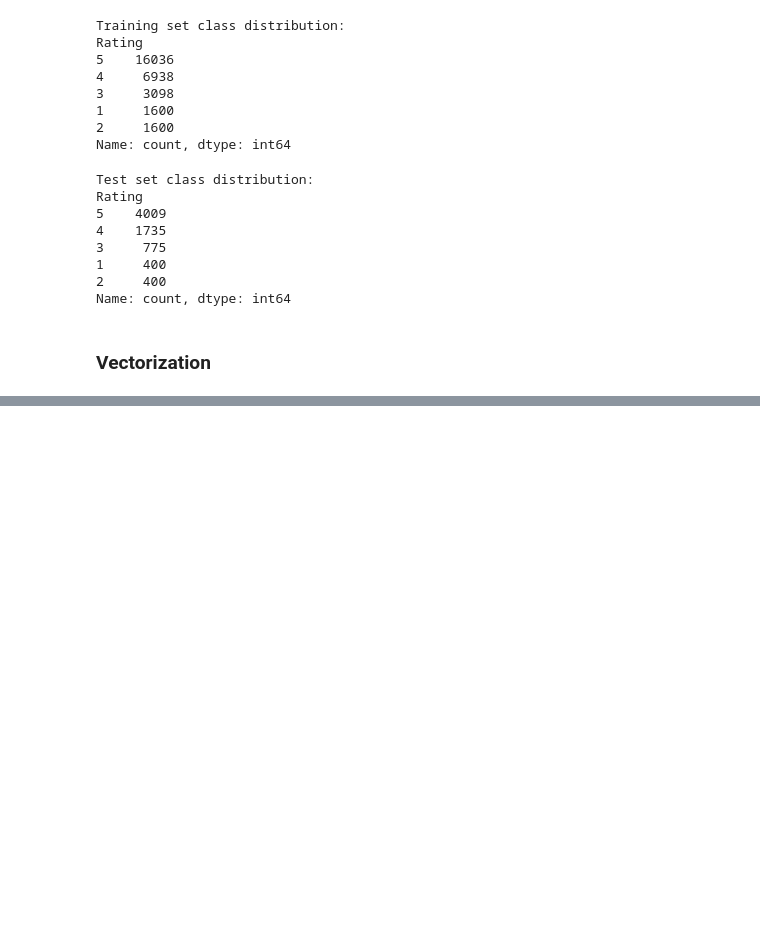
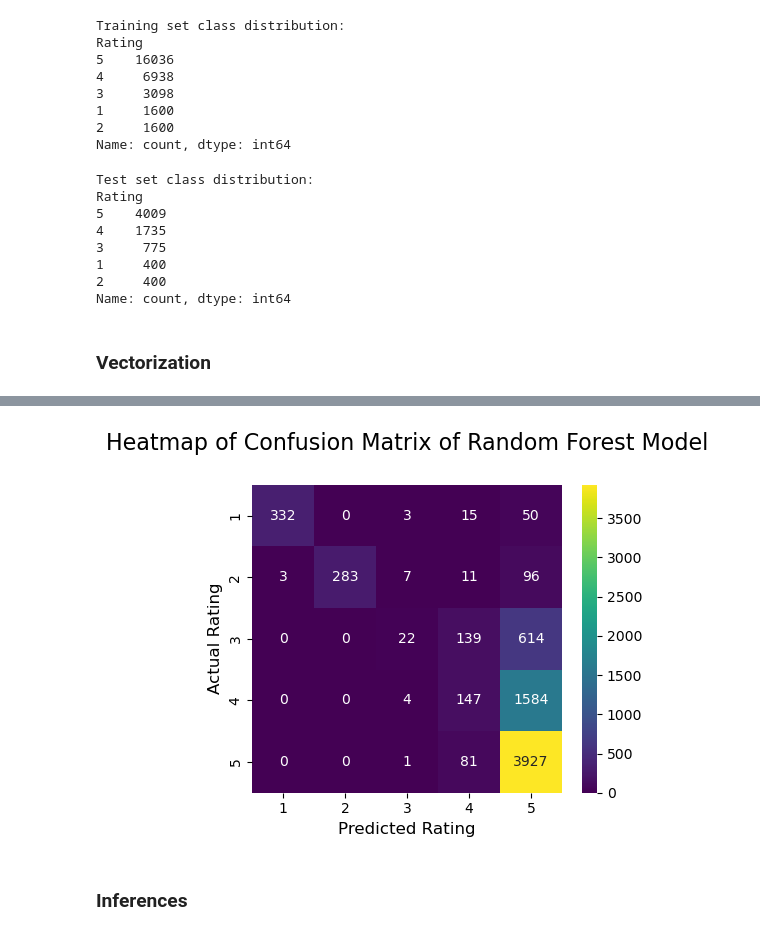
Before and after one commit to JoelKBenny/automated-review-rating-system, a Jupyter notebook: notebooks/Disneyland_reviews_imbalanced.ipynb, the cells around one changed output, grey strips where cells are left out. Saved outputs shown, nothing was run; the diff lists cells and outputs as text; code cells hidden in the pictures; blank space fills up the shorter version.

```diff
--- a/notebooks/Disneyland_reviews_imbalanced.ipynb
+++ b/notebooks/Disneyland_reviews_imbalanced.ipynb
@@ -344,0 +450,6 @@ print(x_train_vec.shape, x_test_vec.shape)
+# %%
+rf_model = RandomForestClassifier(n_estimators=50,
+                                  random_state=42)
+                                  #max_depth=30,
+                                  #min_samples_split=5,
+                                  #min_samples_leaf=2)
@@ -344,0 +458,2 @@ print(x_train_vec.shape, x_test_vec.shape)
+# %%
+rf_model.fit(x_train_vec, y_train)
@@ -344,0 +464,24 @@ print(x_train_vec.shape, x_test_vec.shape)
+# %%
+y_pred_rf = rf_model.predict(x_test_vec)
+# %%
+#Accuracy
+accuracy_rf = accuracy_score(y_test, y_pred_rf)
+
+#Precision
+precision_rf = precision_score(y_test, y_pred_rf, average='weighted')
+
+#Recall
+recall_rf = recall_score(y_test, y_pred_rf, average='weighted')
+
+#f1
+f1_rf = f1_score(y_test, y_pred_rf, average='weighted')
+
+#confusion matrix
+
+cm_rf = confusion_matrix(y_test, y_pred_rf)
+
+print("\nAccuracy       : ",accuracy_rf)
+print("Precision      : ",precision_rf)
+print("Recall         : ",recall_rf)
+print("F1 Score       : ",f1_rf)
+print("\nConfusion Matrix : \n",cm_rf)
@@ -344,0 +500,13 @@ print(x_train_vec.shape, x_test_vec.shape)
+# %%
+labels = [1,2,3,4,5]
+
+plt.figure(figsize=(5,4))
+sns.heatmap(cm_rf, annot=True, fmt='d', cmap='viridis', xticklabels=labels, yticklabels=labels)
+plt.xlabel("Predicted Rating", fontsize=12)
+plt.ylabel("Actual Rating", fontsize=12)
+plt.title("Heatmap of Confusion Matrix of Random Forest Model", fontsize=16, pad=25)
+plt.show()
+# %% [output]
+[figure, added]
+# %% [markdown]
+### Inferences
```
Also changed, not shown: parts of 42 cells of this notebook, 2 other files.
